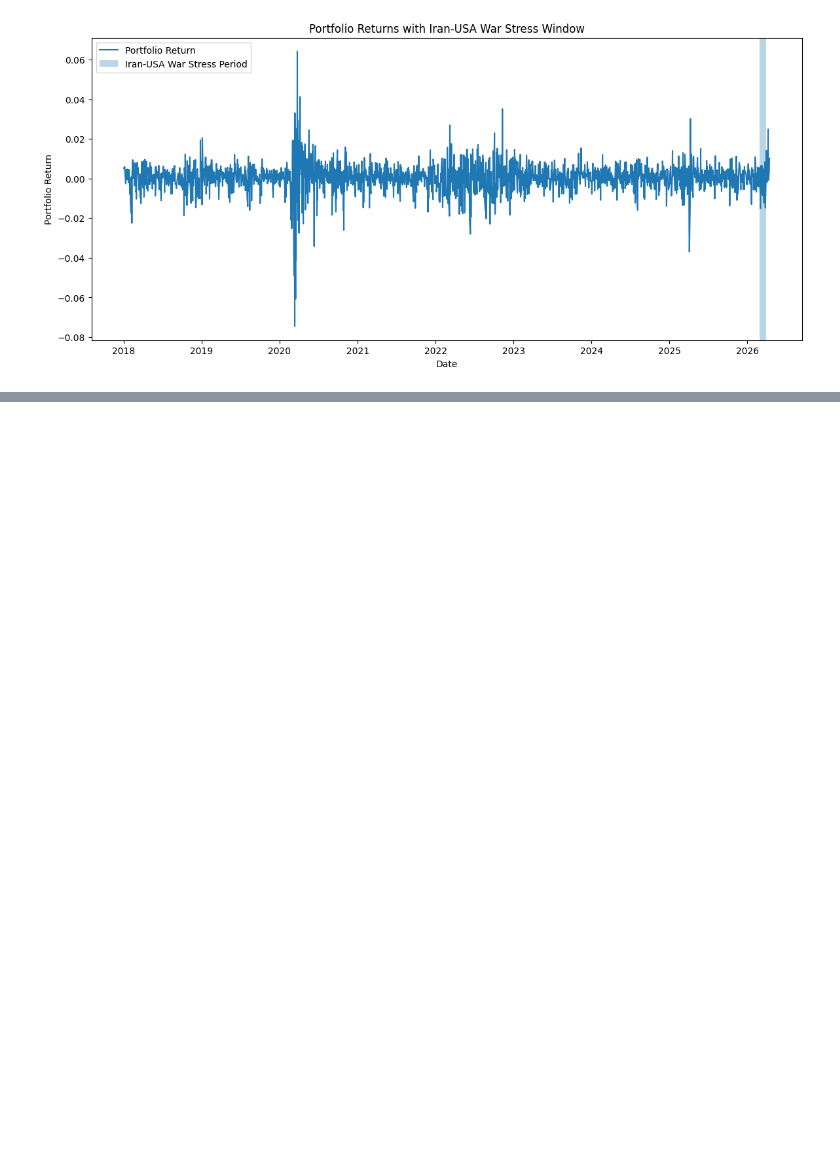
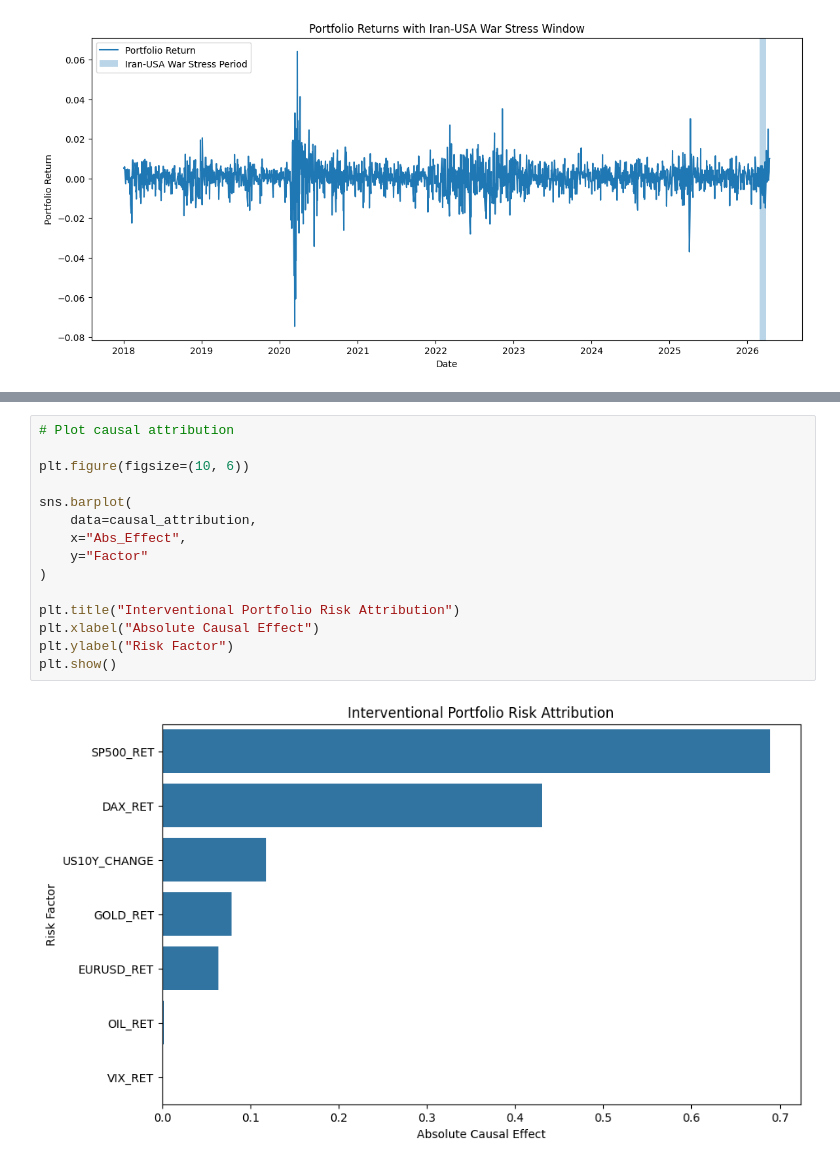
Before and after one commit to Sajjad5/causal-portfolio-risk, a Jupyter notebook: Causal_Attribution_Portfolio_Risk.ipynb, the cells around one changed output, grey strips where cells are left out. Cells and saved outputs as stored; diff of their text form; blank space fills up the shorter version.

```diff
--- a/Causal_Attribution_Portfolio_Risk.ipynb
+++ b/Causal_Attribution_Portfolio_Risk.ipynb
@@ -631,0 +1107,17 @@ plt.show()
+# %%
+# Plot causal attribution
+
+plt.figure(figsize=(10, 6))
+
+sns.barplot(
+    data=causal_attribution,
+    x="Abs_Effect",
+    y="Factor"
+)
+
+plt.title("Interventional Portfolio Risk Attribution")
+plt.xlabel("Absolute Causal Effect")
+plt.ylabel("Risk Factor")
+plt.show()
+# %% [output]
+[figure, added]
```
Also changed, not shown: parts of 41 cells of this notebook.
